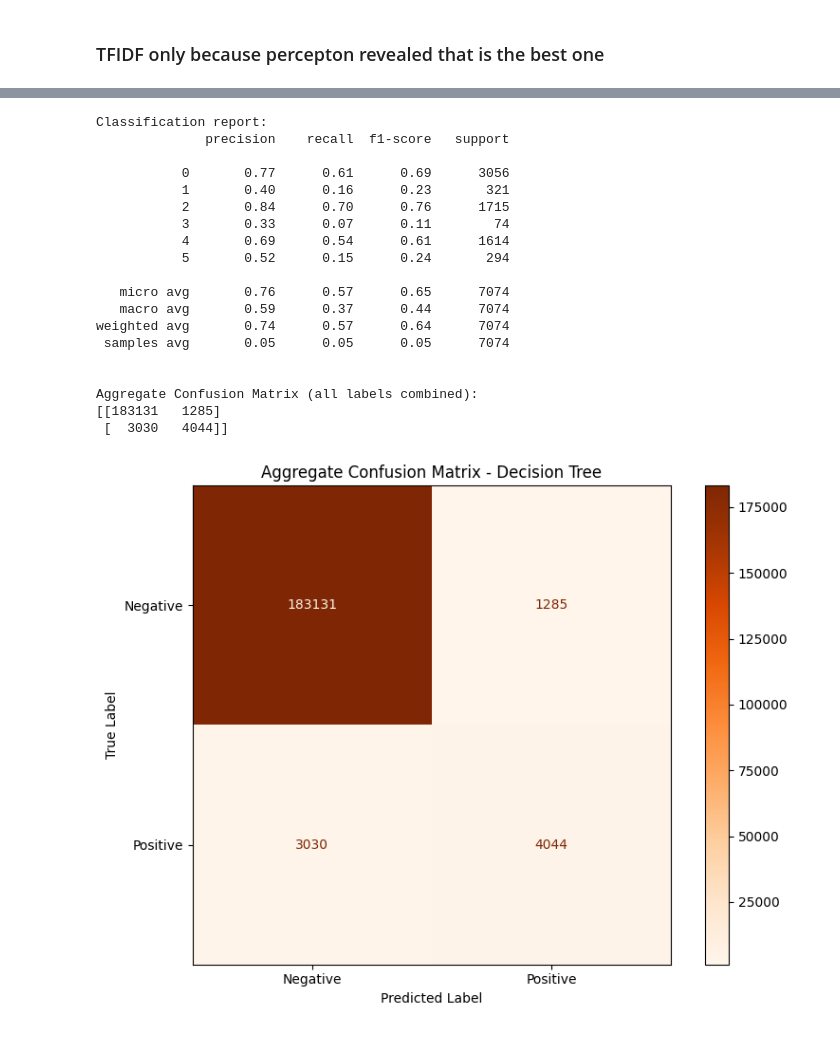
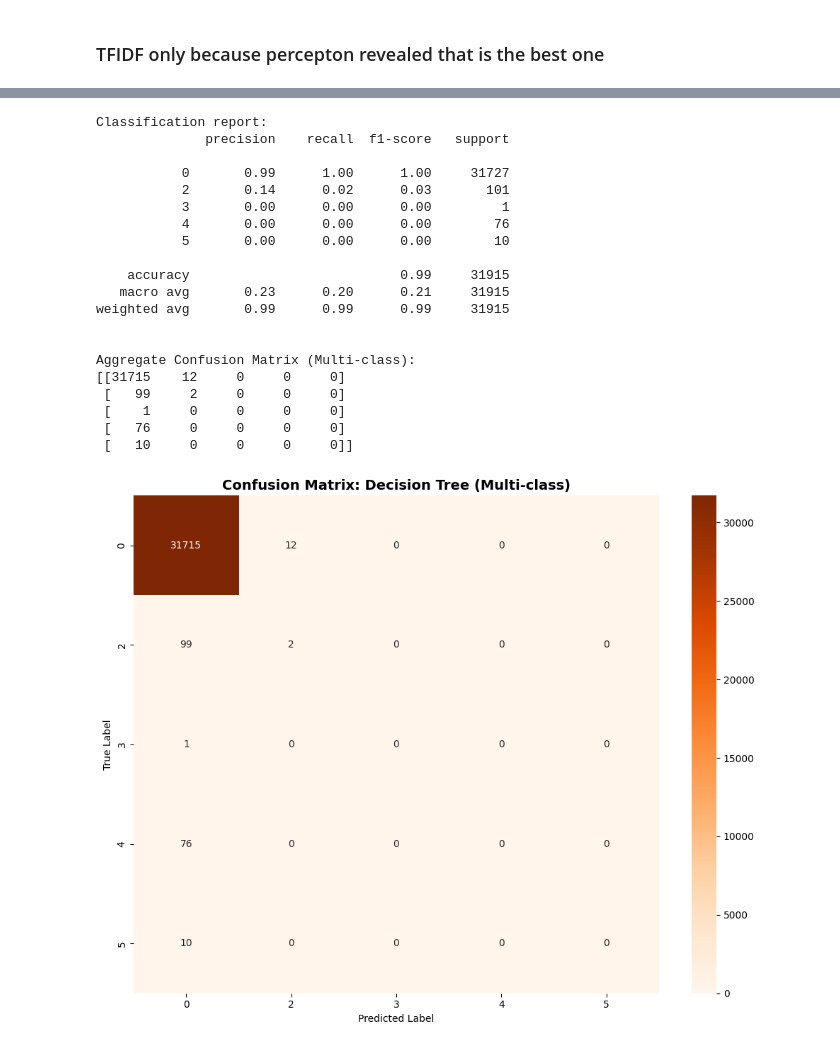
Before and after one commit to sn82978/CS-178-Project, a Jupyter notebook: 3.MoreComplex/DecisionTree/dt.ipynb, the cells around one changed output, grey strips where cells are left out. Saved outputs shown, nothing was run; the diff lists cells and outputs as text; code cells hidden in the pictures.

```diff
--- a/3.MoreComplex/DecisionTree/dt.ipynb
+++ b/3.MoreComplex/DecisionTree/dt.ipynb
@@ -65,7 +60,7 @@ classes = ['toxic', 'severe_toxic', 'insult', 'threat', 'obscene', 'identity_hat
 # %%
 param_grid = {
     # 'criterion': ['gini', 'entropy', 'log_loss'],
-    'max_depth': [10, 15, 20, 25, None],
+    'max_depth': [10, 15, 20],
     'min_samples_leaf': [2, 5, 10],
     'min_samples_split': [2, 5, 10],
 }
@@ -126,40 +121,51 @@ Test Set Weighted F1 Score: 0.6405
 # %%
+# Convert multilabel to class indices if needed
+y_test = tfidf_data['y_test']
+if len(y_test.shape) > 1 and y_test.shape[1] > 1:
+    y_test = np.argmax(y_test, axis=1)
+
+# Get predictions (assuming y_pred is already computed)
+if len(y_pred.shape) > 1 and y_pred.shape[1] > 1:
+    y_pred = np.argmax(y_pred, axis=1)
+
+# Get unique classes
+classes = np.unique(y_test)
+
 print('\nClassification report:')
-print(classification_report(tfidf_data['y_test'], y_pred, zero_division=0))
+print(classification_report(y_test, y_pred, zero_division=0))
 
-y_true_flat = tfidf_data['y_test'].values.ravel()
-y_pred_flat = y_pred.ravel()
-
-cm = confusion_matrix(y_true_flat, y_pred_flat, labels=[0, 1])
-print("\nAggregate Confusion Matrix")
+# Multi-class confusion matrix
+cm = confusion_matrix(y_test, y_pred)
+print("\nAggregate Confusion Matrix (Multi-class):")
 print(cm)
 
-fig, ax = plt.subplots(figsize=(8, 6))
-disp = ConfusionMatrixDisplay(confusion_matrix=cm, display_labels=['Negative', 'Positive'])
-disp.plot(ax=ax, cmap='Oranges', values_format='d')
-plt.title('Confusion Matrix: Decision Tree')
+fig, ax = plt.subplots(figsize=(10, 8))
+sns.heatmap(cm, annot=True, fmt='d', cmap='Oranges',
+            xticklabels=classes, yticklabels=classes)
+plt.title('Confusion Matrix: Decision Tree (Multi-class)', fontsize=14, fontweight='bold')
 plt.xlabel('Predicted Label')
 plt.ylabel('True Label')
 plt.tight_layout()
 plt.show()
 # %% [output]
 Classification report:
               precision    recall  f1-score   support
 
-           0       0.77      0.61      0.69      3056
-           1       0.40      0.16      0.23       321
-           2       0.84      0.70      0.76      1715
-           3       0.33      0.07      0.11        74
-           4       0.69      0.54      0.61      1614
-           5       0.52      0.15      0.24       294
+           0       0.99      1.00      1.00     31727
+           2       0.14      0.02      0.03       101
+           3       0.00      0.00      0.00         1
+           4       0.00      0.00      0.00        76
+           5       0.00      0.00      0.00        10
 
-   micro avg       0.76      0.57      0.65      7074
-   macro avg       0.59      0.37      0.44      7074
-weighted avg       0.74      0.57      0.64      7074
- samples avg       0.05      0.05      0.05      7074
+    accuracy                           0.99     31915
+   macro avg       0.23      0.20      0.21     31915
+weighted avg       0.99      0.99      0.99     31915
 
 
-Aggregate Confusion Matrix (all labels combined):
-[[183131   1285]
- [  3030   4044]]
+Aggregate Confusion Matrix (Multi-class):
+[[31715    12     0     0     0]
+ [   99     2     0     0     0]
+ [    1     0     0     0     0]
+ [   76     0     0     0     0]
+ [   10     0     0     0     0]]
-[figure, old version]
+[figure, new version]
```
Also changed, not shown: parts of 7 cells of this notebook, 1 other file.
